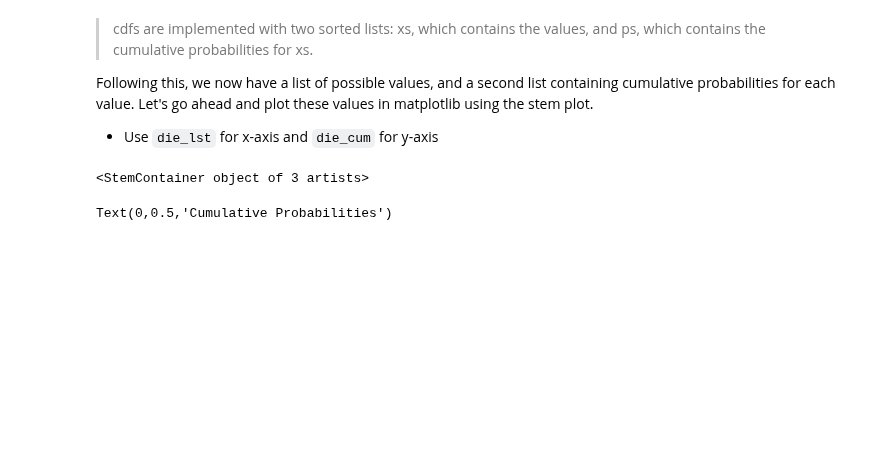
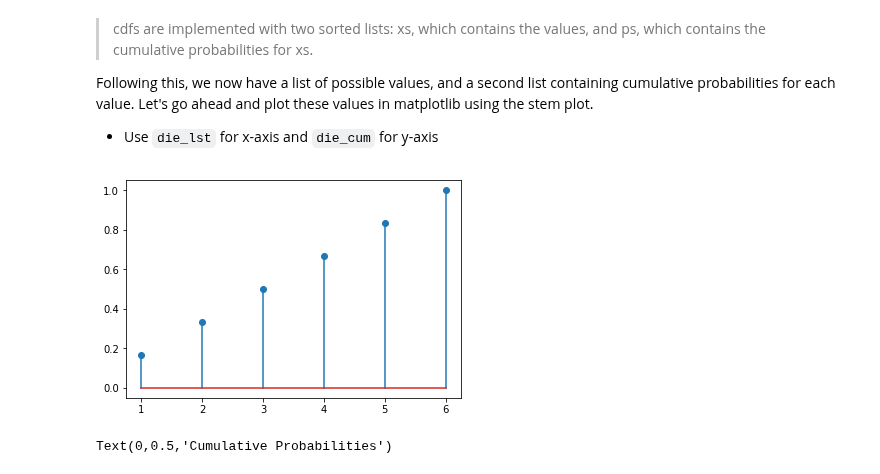
Before and after one commit to jnawjux/dsc-0-09-09-distributions-cdf-lab-seattle-ds-career-040119, a Jupyter notebook: index.ipynb, the cells around one changed output. Cells and saved outputs as stored; diff of their text form; code cells hidden in the pictures; blank space fills up the shorter version.

```diff
--- a/index.ipynb
+++ b/index.ipynb
@@ -60,11 +60,13 @@ Following this, we now have a list of possible values, and a second list contain
 * Use `die_lst` for x-axis and `die_cum` for y-axis
 # %%
 import matplotlib.pyplot as plt
-%matpl
+%matplotlib inline
+plt.style.use('gg')
 
 plt.stem(die_lst, die_cum)
+plt.show()
 # %% [output]
-<StemContainer object of 3 artists>
+[figure, added]
 # %%
 # %% [output]
 Text(0,0.5,'Cumulative Probabilities')
```
